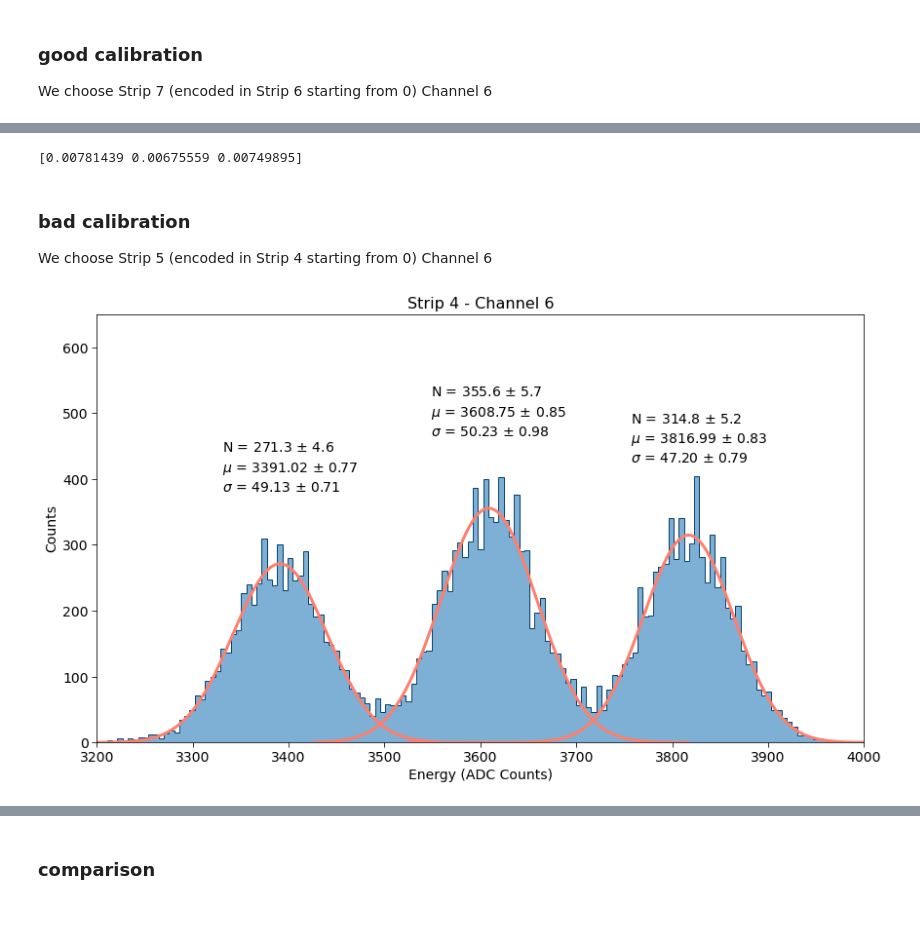
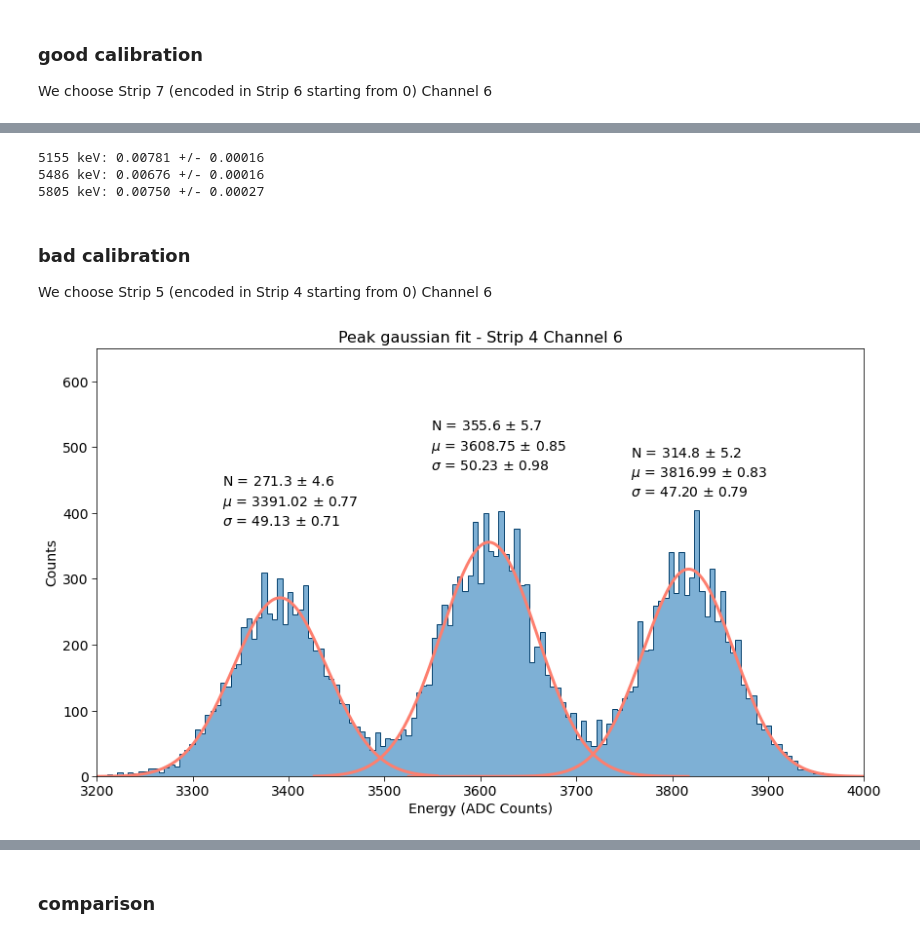
Before and after one commit to niklai99/advanced-laboratory, a Jupyter notebook: calib.ipynb, the cells around one changed output, grey strips where cells are left out. Cells and saved outputs as stored; diff of their text form; code cells hidden in the pictures.

```diff
--- a/calib.ipynb
+++ b/calib.ipynb
@@ -685,7 +688,7 @@ ax = plot_binned_hist(
 ax = customize_plot(
     ax       = ax,
     fontsize = FONTSIZE,
-    title    = f"Strip {strip} - Channel {channel}",
+    title    = f"Peak gaussian fit - Strip {strip} Channel {channel}",
     ylabel   = "Counts",
     xlabel   = "Energy (ADC Counts)",
     xleft    = emin,
@@ -821,10 +824,14 @@ plt.show()
 # %%
 # resolution of the peaks
-resolution_good = compute_resolution(means, sigmas)
+resolution_good     = compute_resolution(means, sigmas)
+resolution_good_err = compute_res_error(means, sigmas, err_means, err_sigmas)
 
-print(resolution_good)
+for i, e in enumerate(true_means):
+    print(f"{e:.0f} keV: {resolution_good[i]:.5f} +/- {resolution_good_err[i]:.5f}")
 # %% [output]
-[0.00781439 0.00675559 0.00749895]
+5155 keV: 0.00781 +/- 0.00016
+5486 keV: 0.00676 +/- 0.00016
+5805 keV: 0.00750 +/- 0.00027
 # %% [markdown]
 ### bad calibration
 
@@ -946,7 +953,7 @@ ax = plot_binned_hist(
 ax = customize_plot(
     ax       = ax,
     fontsize = FONTSIZE,
-    title    = f"Strip {strip} - Channel {channel}",
+    title    = f"Peak gaussian fit - Strip {strip} Channel {channel}",
     ylabel   = "Counts",
     xlabel   = "Energy (ADC Counts)",
     xleft    = emin,
@@ -958,34 +965,34 @@ ax = customize_plot(
 # plot gaussians
 for i, x_peak in enumerate(x[peaks]):
 
     # compute peak boundaries
     left_base  = x[prop["left_bases"][i]]
     right_base = x[prop["right_bases"][i]]
 
     # define a better approximation of the peak boundaries
     if i == 0:
         approx_width = (right_base - left_base) * 0.7
     else:
         approx_width = (right_base - left_base) * 0.4
 
     # plot_restriction = (continuous_x > x_peak - restrictions[i][0]) & (continuous_x < x_peak + restrictions[i][1])
     plot_restriction = (continuous_x > x_peak - approx_width) & (continuous_x < x_peak + approx_width)
 
     # plot the gaussian
     ax.plot(continuous_x[plot_restriction], gaussian(continuous_x[plot_restriction], norms[i], means[i], sigmas[i]), color="#fd7f6f", lw=3)
 
     # plot the fit parameters
     ax.text(means[i] - 60, gaussian(means[i], norms[i], means[i], sigmas[i]) + 70 + 100, f"N = {norms[i]:.1f} $\pm$ {err_norms[i]:.1f}",          transform=ax.transData, fontsize = FONTSIZE)
     ax.text(means[i] - 60, gaussian(means[i], norms[i], means[i], sigmas[i]) + 70 + 70,  f"$\mu$ = {means[i]:.2f} $\pm$ {err_means[i]:.2f}",      transform=ax.transData, fontsize = FONTSIZE)
     ax.text(means[i] - 60, gaussian(means[i], norms[i], means[i], sigmas[i]) + 70 + 40,  f"$\sigma$ = {sigmas[i]:.2f} $\pm$ {err_sigmas[i]:.2f}", transform=ax.transData, fontsize = FONTSIZE)
 
 
 if SAVE_FIG:
     fig.savefig(f"{CALIB_PLOT_PATH}/e-strip{strip}channel{channel}.pdf", dpi=300, facecolor="white")
 
 plt.show()
 # %% [output]
-[figure, old version]
+[figure, new version]
 # %%
 # reference energy
 true_means = np.sort([E_AM, E_CM, E_PU])
```
Also changed, not shown: parts of 6 cells of this notebook, 5 other files.
